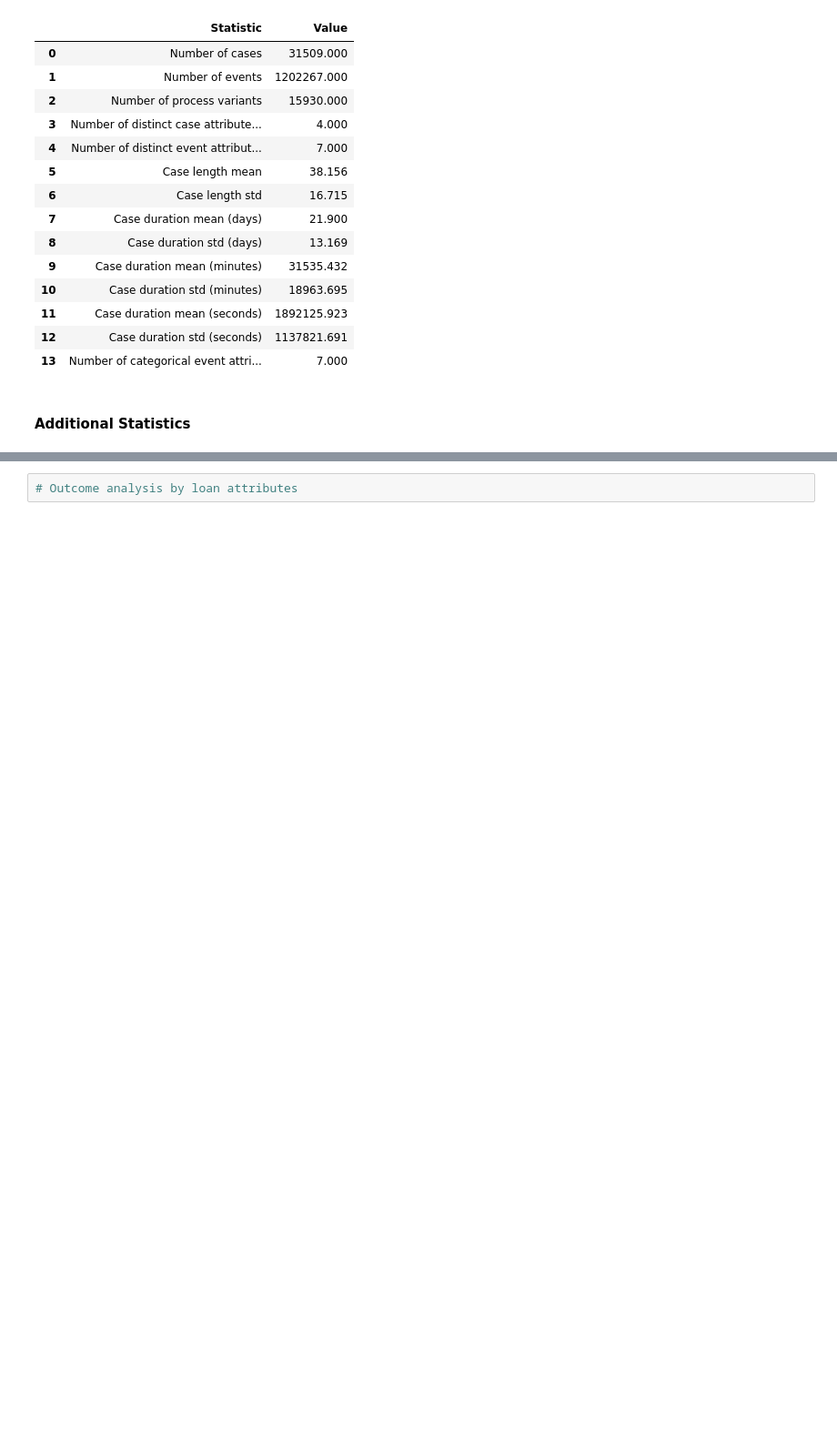
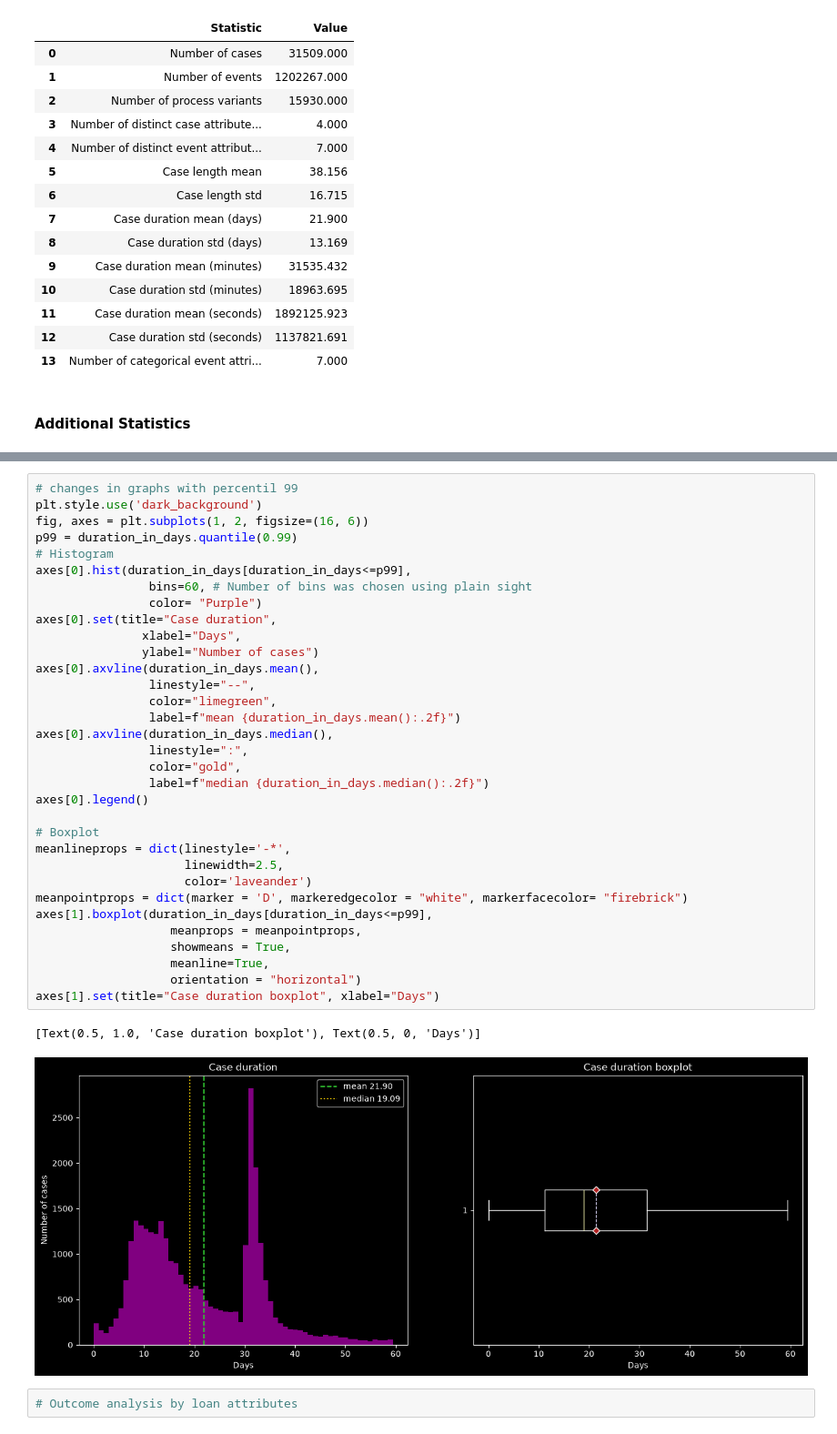
Before and after one commit to M1l3na24/First-Assignment-BPPSO-WS26-27, a Jupyter notebook: assignmentI.ipynb, the cells around one changed output, grey strips where cells are left out. Shown at 91% size. Drawn from its saved outputs; the diff is of its cells as text; blank space fills up the shorter version.

```diff
--- a/assignmentI.ipynb
+++ b/assignmentI.ipynb
@@ -224,3 +308,39 @@ act = "concept:name" # required column to access
+# %%
+# changes in graphs with percentil 99
+plt.style.use('dark_background')
+fig, axes = plt.subplots(1, 2, figsize=(16, 6))
+p99 = duration_in_days.quantile(0.99)
+# Histogram
+axes[0].hist(duration_in_days[duration_in_days<=p99],
+                bins=60, # Number of bins was chosen using plain sight
+                color= "Purple")
+axes[0].set(title="Case duration",
+               xlabel="Days",
+               ylabel="Number of cases")
+axes[0].axvline(duration_in_days.mean(),
+                linestyle="--",
+                color="limegreen",
+                label=f"mean {duration_in_days.mean():.2f}")
+axes[0].axvline(duration_in_days.median(),
+                linestyle=":",
+                color="gold",
+                label=f"median {duration_in_days.median():.2f}")
+axes[0].legend()
+
+# Boxplot
+meanlineprops = dict(linestyle='-*',
+                     linewidth=2.5,
+                     color='laveander')
+meanpointprops = dict(marker = 'D', markeredgecolor = "white", markerfacecolor= "firebrick")
+axes[1].boxplot(duration_in_days[duration_in_days<=p99],
+                   meanprops = meanpointprops,
+                   showmeans = True,
+                   meanline=True,
+                   orientation = "horizontal")
+axes[1].set(title="Case duration boxplot", xlabel="Days")
+# %% [output]
+[Text(0.5, 1.0, 'Case duration boxplot'), Text(0.5, 0, 'Days')]
+[figure, added]
 # %%
 # Outcome analysis by loan attributes
 # %% [markdown]
```
Also changed, not shown: parts of 4 cells of this notebook.
